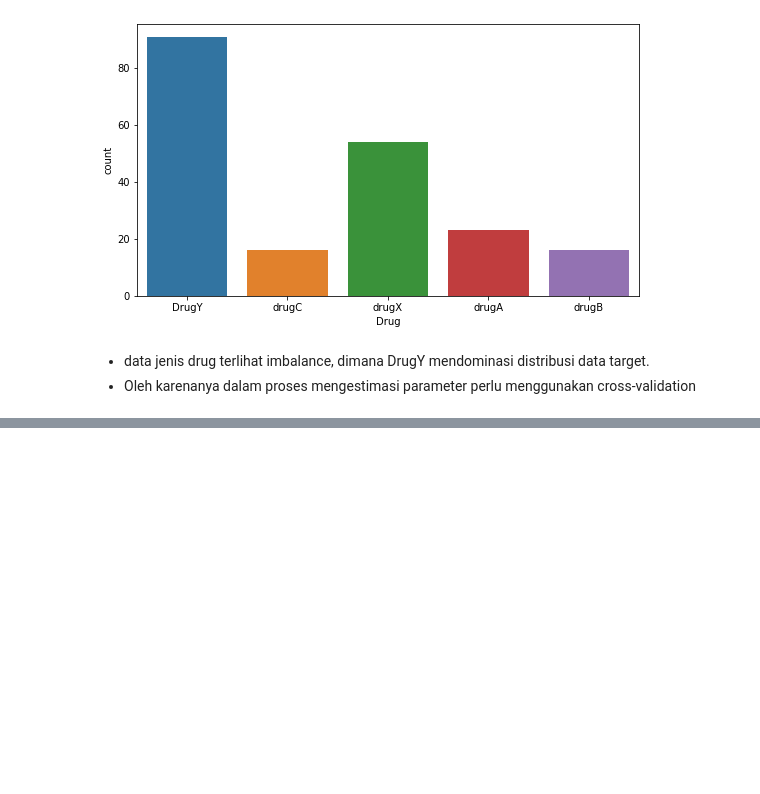
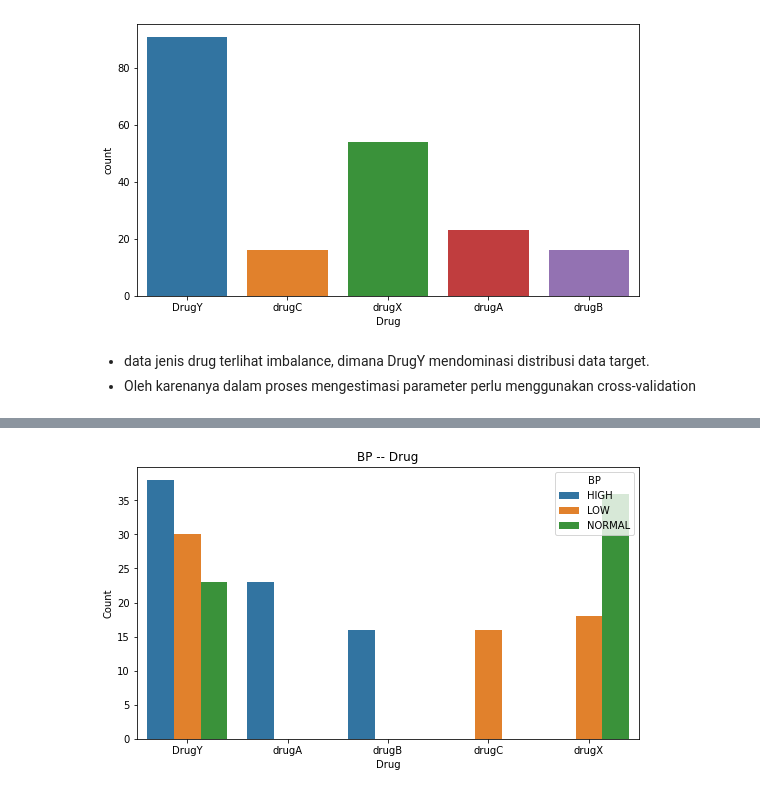
Before and after one commit to elhafizh/ai-drug-prediction, a Jupyter notebook: drug-classification.ipynb, the cells around one changed output, grey strips where cells are left out. Drawn from its saved outputs; the diff is of its cells as text; code cells hidden in the pictures; blank space fills up the shorter version.

```diff
--- a/drug-classification.ipynb
+++ b/drug-classification.ipynb
@@ -172,0 +240,3 @@ plt.show()
+# %%
+df_BP_Drug = df.groupby(["Drug","BP"]).size().reset_index(name = "Count")
+df_BP_Drug
@@ -172,0 +253,7 @@ plt.show()
+# %%
+plt.figure(figsize = (9,5))
+sns.barplot(x = "Drug",y="Count", hue = "BP",data = df_BP_Drug)
+plt.title("BP -- Drug")
+plt.show()
+# %% [output]
+[figure, added]
```
Also changed, not shown: parts of 45 cells of this notebook, 2 other files.
